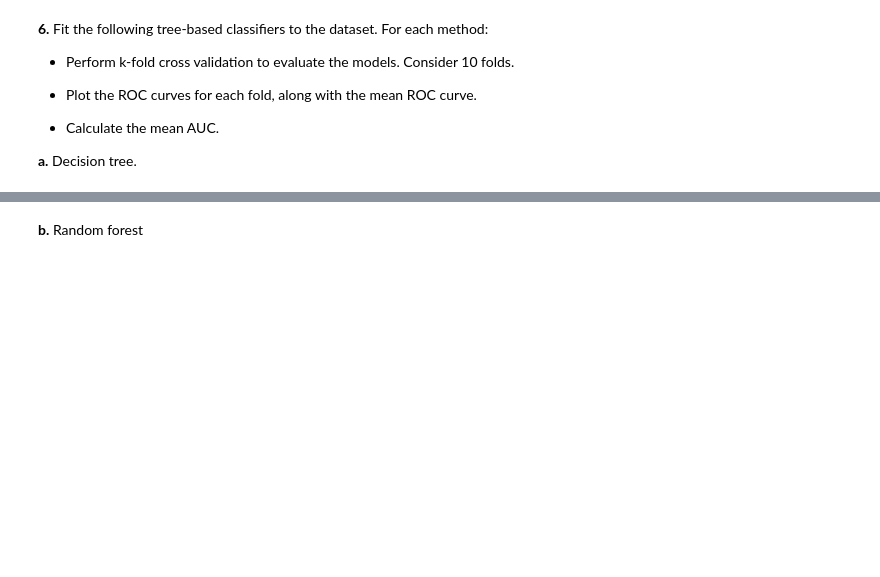
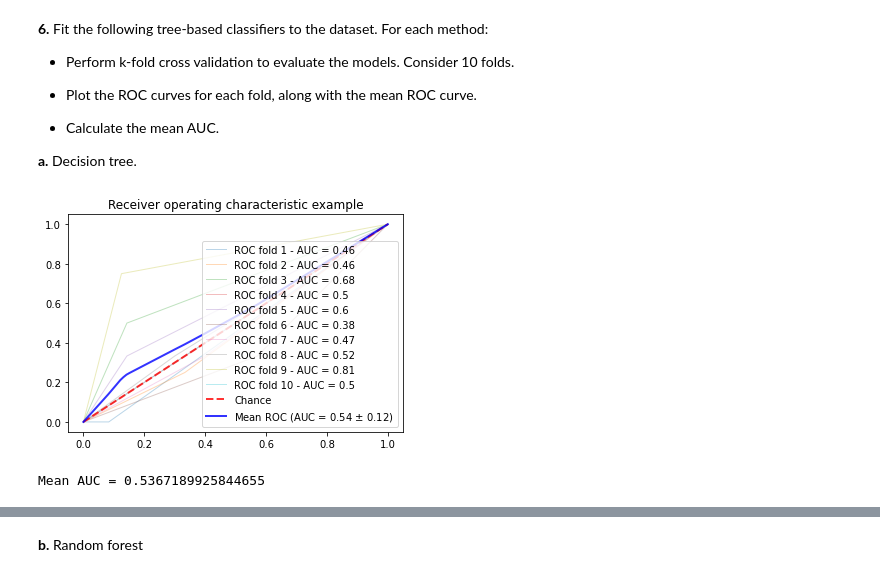
Before and after one commit to LuisLopes25/Assignment2, a Jupyter notebook: Assignment2_tofill.ipynb, the cells around one changed output, grey strips where cells are left out. Saved outputs shown, nothing was run; the diff lists cells and outputs as text; code cells hidden in the pictures; blank space fills up the shorter version.

```diff
--- a/Assignment2_tofill.ipynb
+++ b/Assignment2_tofill.ipynb
@@ -292,3 +275,81 @@ dataset_table
 * Calculate the mean AUC.
 
 **a.** Decision tree.
+# %%
+import numpy as np
+import matplotlib.pyplot as plt
+import pandas as pd
+
+from sklearn.metrics import confusion_matrix, mean_squared_error, auc, roc_curve
+dataset = pd.read_csv('dataset_table.csv')
+cols= ['Unnamed: 0','bicarbonate_min','bicarbonate_max','creatinine_min','creatinine_max', 'chloride_min','chloride_max','glucose_min','glucose_max','hematocrit_min','hematocrit_max','platelet_min','platelet_max','potassium_min','potassium_max','sodium_min','sodium_max','bun_min','bun_max','wbc_min','wbc_max','admission_age','los_icu','eth_grp_asian','eth_grp_black','eth_grp_hispanic','eth_grp_native','eth_grp_other','eth_grp_unknown','eth_grp_white','gender_F','gender_M','hospital_expire_flag']
+dataset = dataset[cols]
+X = dataset.iloc[:, 1:-1]
+y = dataset.iloc[:, -1]
+
+from sklearn.model_selection import train_test_split, KFold
+X_train, X_test, y_train, y_test = train_test_split(X, y, test_size = 0.30, random_state = 0)
+
+from sklearn.tree import DecisionTreeClassifier
+classifier = DecisionTreeClassifier(criterion = 'entropy', random_state = 0)
+classifier.fit(X_train, y_train)
+seed= 0
+
+kfold = KFold(n_splits=10, shuffle=True, random_state=seed)
+
+clf_rfc = DecisionTreeClassifier(criterion = 'entropy', random_state = 0)
+
+tprs = []
+aucs = []
+
+mean_fpr = np.linspace(0,1,100)
+
+fig, ax = plt.subplots()
+
+for i, (train,test) in enumerate(kfold.split(X,y)):
+    clf_rfc.fit(X.loc[train], y[train])
+    y_proba = clf_rfc.predict_proba(X.loc[test])
+    fpr, tpr, _ = roc_curve(y[test], y_proba[:,1])
+
+    interp_tpr = np.interp(mean_fpr, fpr, tpr)
+    interp_tpr[0] = 0.0
+
+    tprs.append(interp_tpr)
+    aucs.append(auc(fpr,tpr))
+
+    ax.plot(
+        fpr, tpr,
+        label='ROC fold ' + str(i+1) +  ' - AUC = ' + str(np.round(auc(fpr,tpr),2)),
+        lw=1,
+        alpha=0.3)
+
+ax.plot([0, 1], [0, 1], linestyle="--", lw=2, color="r", label="Chance", alpha=0.8)
+
+mean_tpr = np.mean(tprs, axis=0)
+mean_tpr[-1] = 1.0
+mean_auc = auc(mean_fpr, mean_tpr)
+std_auc = np.std(aucs)
+
+# Plot mean roc curve auc
+ax.plot(
+    mean_fpr,
+    mean_tpr,
+    color="b",
+    label=r"Mean ROC (AUC = %0.2f $\pm$ %0.2f)" % (mean_auc, std_auc),
+    lw=2,
+    alpha=0.8,
+)
+
+ax.set(
+    xlim=[-0.05, 1.05],
+    ylim=[-0.05, 1.05],
+    title="Receiver operating characteristic example",
+)
+
+ax.legend(loc="lower right")
+plt.rcParams['figure.figsize'] = [15, 6]
+plt.show()
+print('Mean AUC = ' + str(mean_auc))
+# %% [output]
+[figure, added]
+Mean AUC = 0.5367189925844655
```
Also changed, not shown: parts of 18 cells of this notebook.
